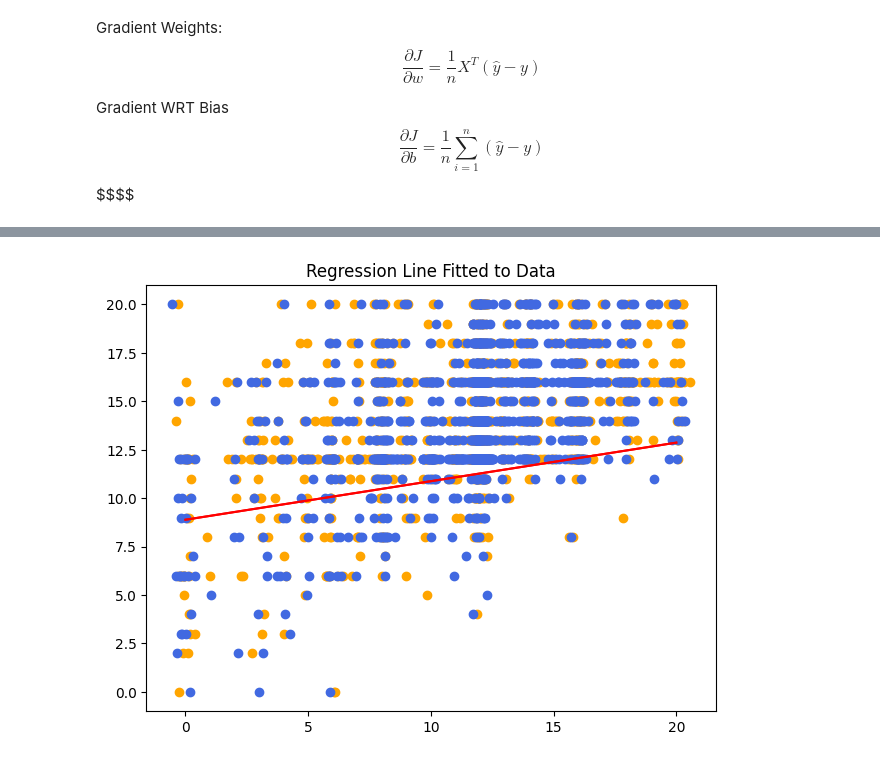
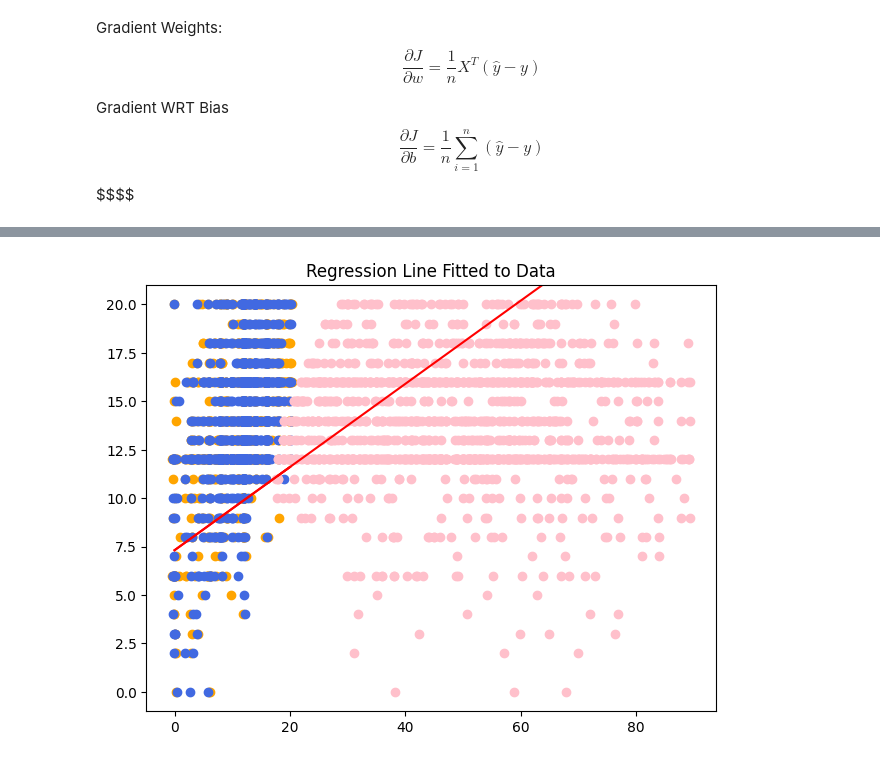
Before and after one commit to axtaylor/ml-concepts, a Jupyter notebook: Linear Regression/linear_regression.ipynb, the cells around one changed output, grey strips where cells are left out. Drawn from its saved outputs; the diff is of its cells as text; code cells hidden in the pictures.

```diff
--- a/Linear Regression/linear_regression.ipynb
+++ b/Linear Regression/linear_regression.ipynb
@@ -141,7 +158,7 @@ class SimpleLinearRegressionOLS:
         X = np.ravel(X).astype(float)
         return self.intercept + (self.slope * X)
 # %%
-X_simple = X.drop(columns="maeduc")
+X_simple = X.drop(columns=["maeduc",'age'])
 simple_ols = SimpleLinearRegressionOLS().fit(X_simple, y)
 
 print(f"Learned bias (intercept) (β̂₀): {simple_ols.intercept:.4f}")
@@ -264,7 +283,7 @@ Learned coefficient (β̂₁): 0.2383
 # %%
 # Predicting test set on the model
 def predict():
-    X_test = np.array([[0, 0], ])
+    X_test = np.array([[0, 0, 0], ])
     y_pred = ols_model.predict(X_test)
 
     print("Predictions:")
@@ -429,21 +564,25 @@ $$$$
 # %%
 class LinearRegressionGradient:
 
-    def __init__(self, learning_rate: float = 0.01, n_iters: int = 1000000) -> None:
+    def __init__(self, learning_rate: float = 0.01, n_iters: int = 1000, device = None) -> None:
+        self.device = device if device else ("cuda" if torch.cuda.is_available() else "cpu")
         self.learning_rate, self.n_iters = learning_rate, n_iters
-        self.coefficients, self.intercept = None, None # Initialized when fitting
+        self.coefficients, self.intercept = None, None
 
     def fit(self, X, y):
-            num_samples, num_features = X.shape
-            self.coefficients = np.random.rand(num_features)
-            self.intercept = 0
+            X = torch.tensor(X, dtype=torch.float32, device=self.device)
+            y = torch.tensor(y, dtype=torch.float32, device=self.device)
+
+            n, k = X.shape
+            self.coefficients = torch.randn(k, device=self.device, dtype=torch.float32, requires_grad=False)
+            self.intercept = torch.tensor(0.0, device=self.device, dtype=torch.float32, requires_grad=False)
 
             for _ in range(self.n_iters): # Iterate to learn the coefficients
 
-                y_pred = np.dot(X, self.coefficients) + self.intercept
+                y_pred = X @ self.coefficients + self.intercept
 
-                gradient_weights = (1 / num_samples) * np.dot(X.T, y_pred - y)
-                gradient_wrt_bias = (1 / num_samples) * np.sum(y_pred - y)
+                gradient_weights = (1 / n) * (X.T @ (y_pred - y))
+                gradient_wrt_bias = (1 / n) * torch.sum(y_pred - y)
 
                 self.coefficients = self.coefficients - (self.learning_rate * gradient_weights)
                 self.intercept = self.intercept - (self.learning_rate * gradient_wrt_bias)
@@ -451,12 +590,13 @@ class LinearRegressionGradient:
             return self
 
     def predict(self, X):
-        X = np.asarray(X, dtype=float)
-        return X @ self.coefficients + self.intercept
+        X = torch.tensor(X, dtype=torch.float32, device=self.device)
+        return (X @ self.coefficients + self.intercept).cpu().detach().numpy()
 # %%
-gradient_model = LinearRegressionGradient(learning_rate=0.001).fit(X.values.reshape(-1,len(X.columns)),y)
+gradient_model = LinearRegressionGradient(learning_rate=0.0005, n_iters=1000000).fit(X.values.reshape(-1,len(X.columns)),np.array(y))
 
 print(f"Learned bias (β̂₀): {gradient_model.intercept:.4f}")
 print(f"Learned coefficient (β̂₁): {gradient_model.coefficients[0]:.4f}")
 print(f"Learned coefficient (β̂₁): {gradient_model.coefficients[1]:.4f}")
+print(f"Learned coefficient (β̂₁): {gradient_model.coefficients[2]:.4f}")
 # %% [output]
@@ -533,24 +674,27 @@ Check: RMSE = statsmodels.api 2.6871 ≈ 2.6871
 # %%
 def plot():
-    intercept = gradient_model.intercept
-    slope = gradient_model.coefficients[0]
+    intercept = float(gradient_model.intercept)
+    slope = float(gradient_model.coefficients[0])
+
 
     def linear_slope(x, intercept, slope):
         return (intercept) + (slope)*(x)
 
     X_plot = np.linspace(X.min(), X.max(), 2)
     y_plot = linear_slope(X_plot, intercept, slope)
 
     def jitter(values, noise=0.2):
         return values + np.random.normal(0, noise, size=len(values))
 
     plt.scatter(jitter(X['paeduc']), y, color="orange")
     plt.scatter(jitter(X['maeduc']), y, color="royalblue")
+    plt.scatter(jitter(X['age']), y, color="pink")
     plt.plot(X_plot, y_plot, color='red')
+    plt.ylim(-1, y.max()+1)
     plt.tight_layout()
     plt.title("Regression Line Fitted to Data")
     plt.show()
 
 plot()
 # %% [output]
-[figure, old version]
+[figure, new version]
```
Also changed, not shown: parts of 21 cells of this notebook.
